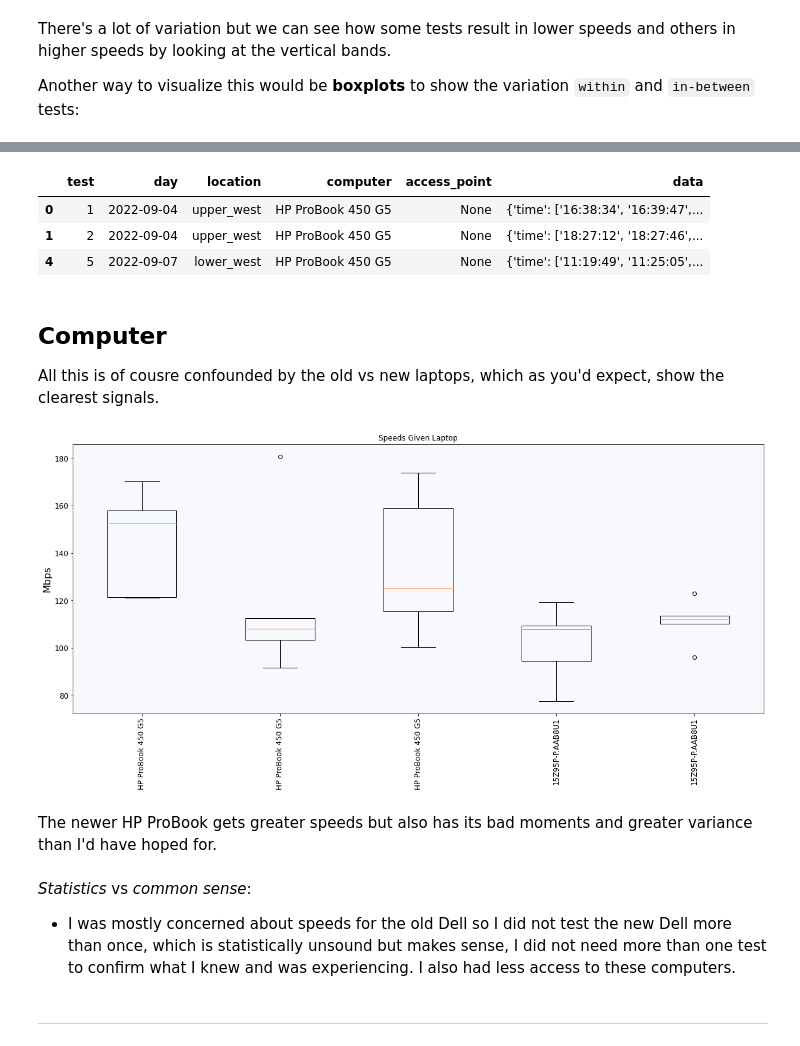
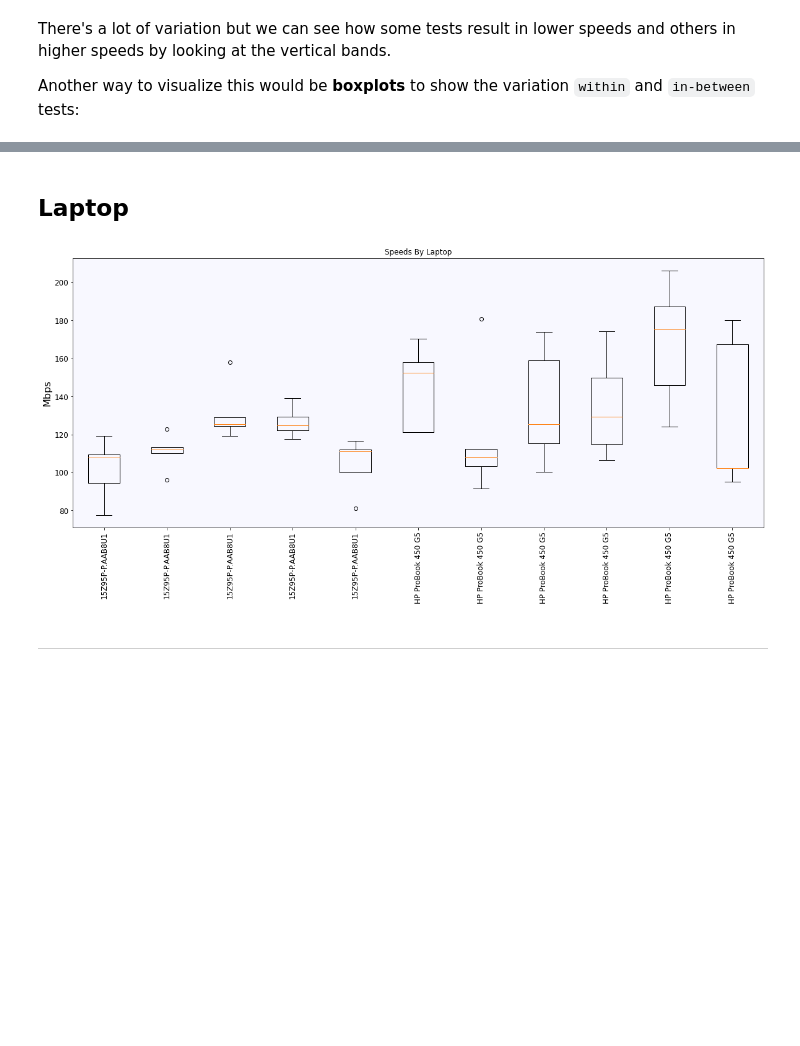
Before and after one commit to BigBangData/Speedtest, a Jupyter notebook: analyze_results.ipynb, the cells around one changed output, grey strips where cells are left out. Drawn from its saved outputs; the diff is of its cells as text; code cells hidden in the pictures; blank space fills up the shorter version.

```diff
--- a/analyze_results.ipynb
+++ b/analyze_results.ipynb
@@ -193,21 +104,9 @@ Despite the smaller number of tests in the lower west room (where I work), I get
-# %%
-df_long[df_long['location'].isin(['upper_west', 'lower_west'])]\
-    .sort_values(by=['location','test'], ascending=[False, True])
-# %% [output]
-|  | test | day | location | computer | access_point | data |
-| 0 | 1 | 2022-09-04 | upper_west | HP ProBook 450 G5 | None | {'time': ['16:38:34', '16:39:47',... |
-| 1 | 2 | 2022-09-04 | upper_west | HP ProBook 450 G5 | None | {'time': ['18:27:12', '18:27:46',... |
-| 4 | 5 | 2022-09-07 | lower_west | HP ProBook 450 G5 | None | {'time': ['11:19:49', '11:25:05',... |
-# %% [markdown]
-
-## Computer
-
-All this is of cousre confounded by the old vs new laptops, which as you'd expect, show the clearest signals.
+# %% [markdown]
+
+## Laptop
 # %%
-# HP laptops
-comp_df = M.transform_data(df_wide, "computer")
-M.plot_results(comp_df[['HP ProBook 450 G5', '15Z95P-P.AAB8U1']], "Laptop")
+# also misses agg but can reorder...
+comp_df = M.prep_boxplot(df_wide, "computer")
+M.plot_boxplots(comp_df[['15Z95P-P.AAB8U1', 'HP ProBook 450 G5']], "Laptop")
 # %% [output]
-[figure, old version]
+[figure, new version]
-# %% [markdown]
-The newer HP ProBook gets greater speeds but also has its bad moments and greater variance than I'd have hoped for.
@@ -217,5 +113,2 @@ The newer HP ProBook gets greater speeds but also has its bad moments and greate
-# %% [markdown]
-*Statistics* vs *common sense*:
-- I was mostly concerned about speeds for the old Dell so I did not test the new Dell more than once, which is statistically unsound but makes sense, I did not need more than one test to confirm what I knew and was experiencing. I also had less access to these computers.
 # %% [markdown]
 ---
```
Also changed, not shown: parts of 18 cells of this notebook, 1 other file.
